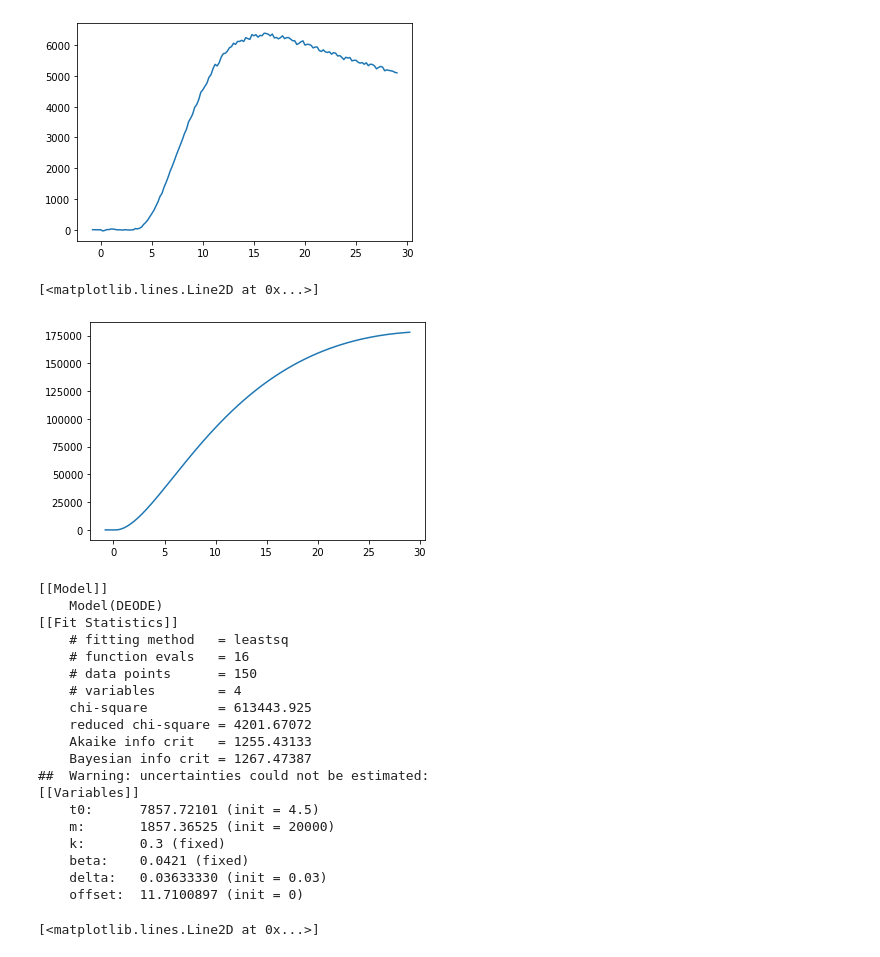
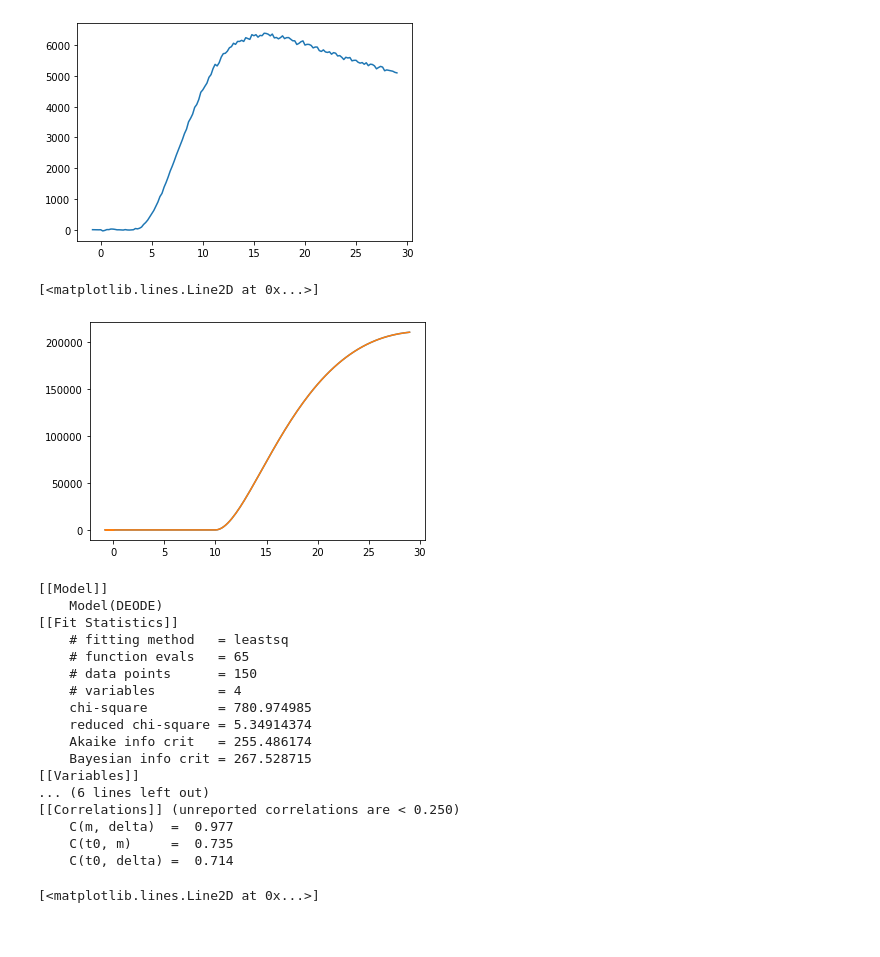
Before and after one commit to hstrey/siRNA-silencing, a Jupyter notebook: fitting with uncertain parameters ODE.ipynb, the cells around one changed output. Drawn from its saved outputs; the diff is of its cells as text; code cells hidden in the pictures.

```diff
--- a/fitting with uncertain parameters ODE.ipynb
+++ b/fitting with uncertain parameters ODE.ipynb
@@ -14,8 +14,8 @@ plt.plot(datagfp["Time [h]"],datagfp["#10^3 molecules eGFP crosstalk corrected.2
 [<matplotlib.lines.Line2D at 0x...>]
 [figure]
 # %%
-t = datarfp["Time [h]"]
-tt = datarfp["Time [h]"]
+t = np.array(datarfp["Time [h]"])
+tt = np.array(datarfp["Time [h]"])
 data = datarfp["#10^3 molecules CayRFP.2"]
 noise = np.sqrt(np.abs(data))
 plt.plot(t,data)
@@ -49,23 +49,35 @@ def DEODE(t, t0, m, k, beta, delta, offset):
     f = np.zeros(np.shape(t))
     idx_after = np.array(t > t0, dtype = bool)
     dt = t[idx_after] - t0
+    if dt[0]>0:
+        addzero = True
+        dt = np.concatenate(([0.0],dt))
+    else:
+        addzero = False
     result = odeint(gfp, [1.0,0.0,0.0], dt, args=(m,k,beta,delta))
-    f[idx_after] = result[:,2]
+    if addzero:
+        f[idx_after] = result[:,2][1:]
+    else:
+        f[idx_after] = result[:,2]
+
     return f + offset
 # %%
-m_ktl_0 = 2e4
+m_ktl_0 = 4e4
 
 tr_0 = 4.5
 kmr_0 = 0.3
 betr_0 = 0.0421
-deltr_0 = 0.03
+deltr_0 = 0.08
 offr_0 = 0
 
-y = DEODE(t,0.0,m_ktl_0,kmr_0,betr_0,deltr_0,tr_0)
-plt.plot(tt,y)
+y = DEODE(t,10,m_ktl_0,kmr_0,betr_0,deltr_0,0)
+y1 = DE(t,10,m_ktl_0,kmr_0,betr_0,deltr_0,0)
+plt.plot(t,y)
+plt.plot(t,y1)
+#print(t,y)
 # %% [output]
 [<matplotlib.lines.Line2D at 0x...>]
-[figure, old version]
+[figure, new version]
 # %%
 m_ktl_0 = 2e4
 
@@ -91,21 +103,19 @@ print(out.fit_report(min_correl=0.25))
     Model(DEODE)
 [[Fit Statistics]]
     # fitting method   = leastsq
-    # function evals   = 16
+    # function evals   = 65
     # data points      = 150
     # variables        = 4
-    chi-square         = 613443.925
-    reduced chi-square = 4201.67072
-    Akaike info crit   = 1255.43133
-    Bayesian info crit = 1267.47387
-##  Warning: uncertainties could not be estimated:
+    chi-square         = 780.974985
+    reduced chi-square = 5.34914374
+    Akaike info crit   = 255.486174
+    Bayesian info crit = 267.528715
 [[Variables]]
-    t0:      7857.72101 (init = 4.5)
-    m:       1857.36525 (init = 20000)
-    k:       0.3 (fixed)
-    beta:    0.0421 (fixed)
-    delta:   0.03633330 (init = 0.03)
-    offset:  11.7100897 (init = 0)
+... (6 lines left out)
+[[Correlations]] (unreported correlations are < 0.250)
+    C(m, delta)  =  0.977
+    C(t0, m)     =  0.735
+    C(t0, delta) =  0.714
 # %%
 plt.plot(t,data,"o")
 plt.plot(t, out.best_fit, 'r-')
```
